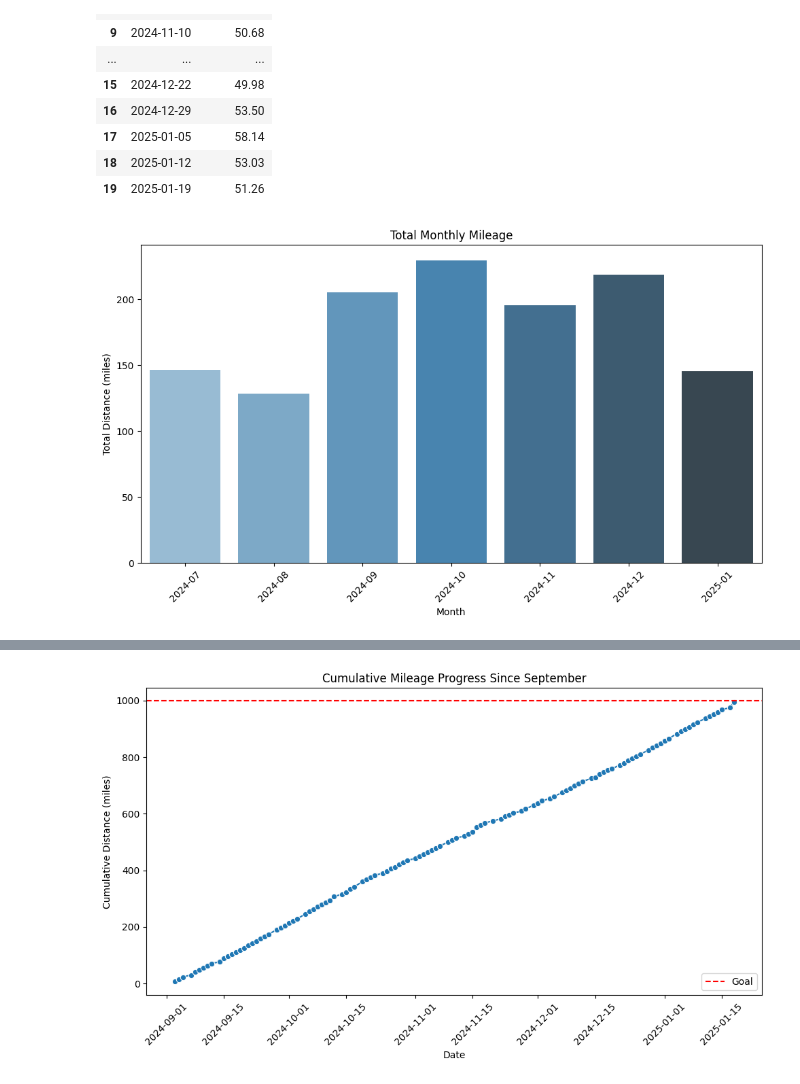
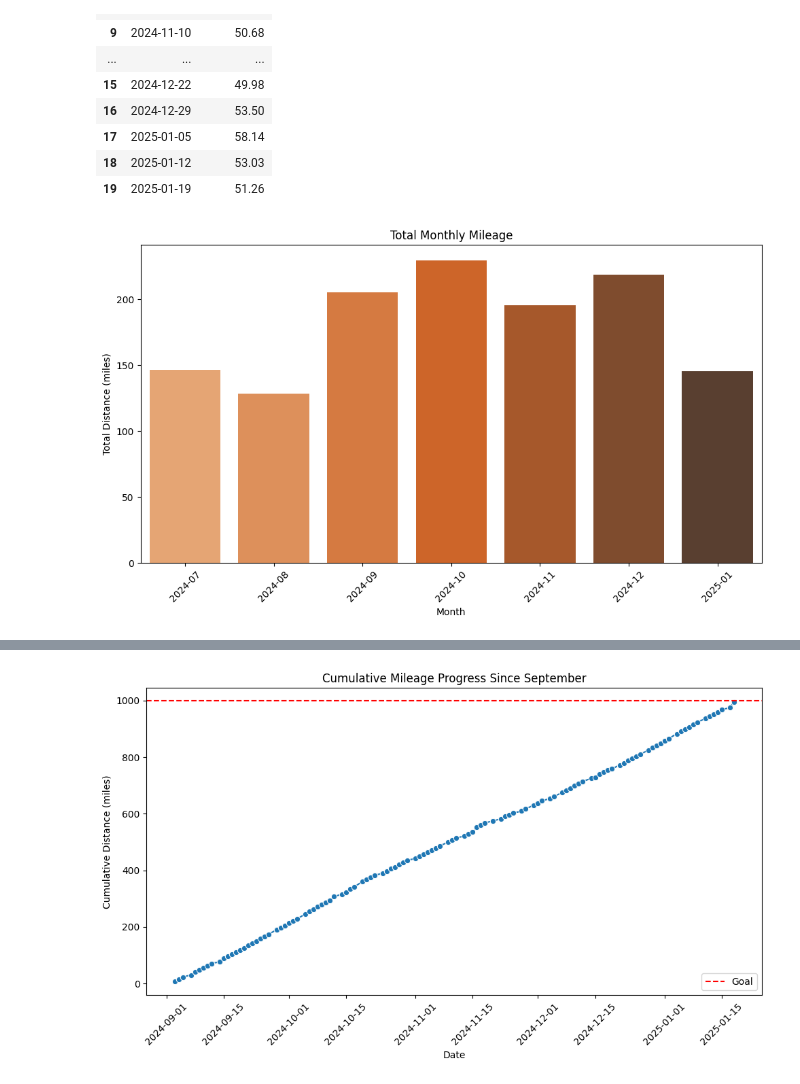
Before and after one commit to TimB21/Marathon-Training-Performance-and-Recovery-Dashboard, a Jupyter notebook: Script/Script.ipynb, the cells around one changed output, grey strips where cells are left out. Saved outputs shown, nothing was run; the diff lists cells and outputs as text; code cells hidden in the pictures.

```diff
--- a/Script/Script.ipynb
+++ b/Script/Script.ipynb
@@ -372,31 +384,31 @@ display(weekly_mileage)
 # %%
 # Assuming df is already loaded and 'Date' is in string format
 df['Date'] = pd.to_datetime(df['Date'], errors='coerce')  # Convert 'Date' to datetime
 
 # Filter data for the past 6 months, starting from July 1st
 start_of_july = pd.to_datetime('2024-07-01')  # Set the start date to July 1st, 2024
 df_last_6_months = df[df['Date'] >= start_of_july].copy()  # Use .copy() to avoid modifying the slice
 
 # Now, use .loc to avoid the SettingWithCopyWarning
 df_last_6_months.loc[:, 'Year-Month'] = df_last_6_months['Date'].dt.to_period('M')
 
 # Group by 'Year-Month' and sum the distance for each month
 monthly_mileage = df_last_6_months.groupby('Year-Month')['Distance'].sum().reset_index()
 
 # Sort by 'Year-Month'
 monthly_mileage = monthly_mileage.sort_values('Year-Month')
 
 # Plotting the monthly mileage bar chart
 plt.figure(figsize=(10, 6))
-sns.barplot(x='Year-Month', y='Distance', data=monthly_mileage, hue='Year-Month', palette='Blues_d', legend=False)
+sns.barplot(x='Year-Month', y='Distance', data=monthly_mileage, hue='Year-Month', palette='Oranges_d', legend=False)
 plt.title('Total Monthly Mileage')
 plt.xlabel('Month')
 plt.ylabel('Total Distance (miles)')
 plt.xticks(rotation=45)
 plt.tight_layout()
 plt.show()
 # %% [output]
-[figure, old version]
+[figure, new version]
 # %%
 # Filter data for the past 3 months
 three_months_ago = pd.to_datetime('today') - pd.DateOffset(months=1)
```
Also changed, not shown: parts of 21 cells of this notebook.
